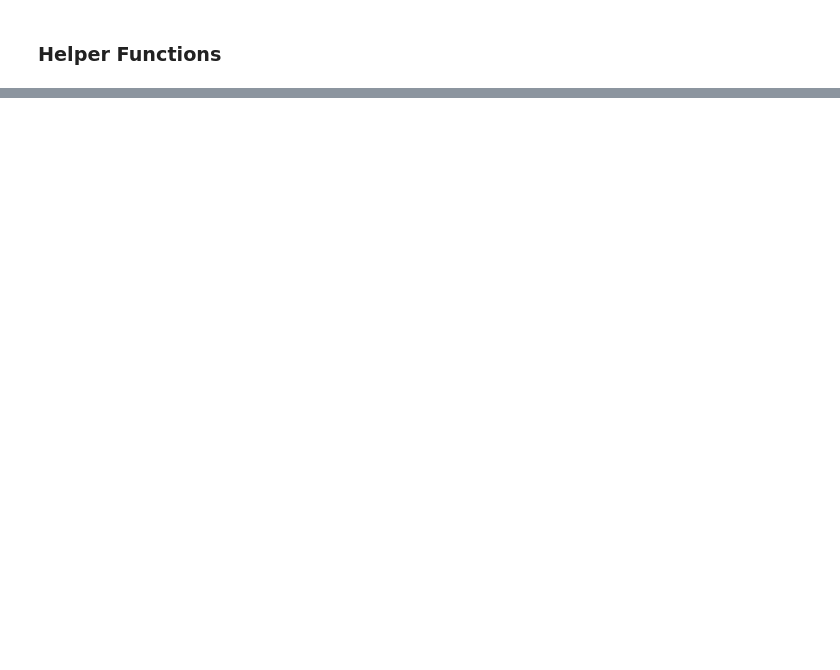
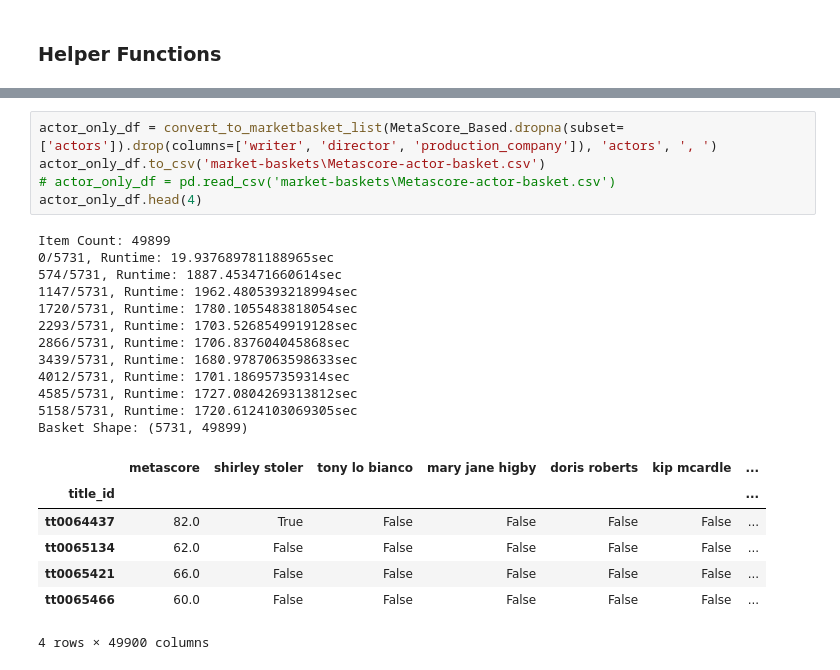
Before and after one commit to Joe-W-Conroy/Averagers-Ensemble-, a Jupyter notebook: Joe's Work/ScrapWork.ipynb, the cells around one changed output, grey strips where cells are left out. Drawn from its saved outputs; the diff is of its cells as text; blank space fills up the shorter version.

```diff
--- a/Joe's Work/ScrapWork.ipynb
+++ b/Joe's Work/ScrapWork.ipynb
@@ -270,0 +338,25 @@ title_avgscore.describe()
+# %%
+actor_only_df = convert_to_marketbasket_list(MetaScore_Based.dropna(subset=['actors']).drop(columns=['writer', 'director', 'production_company']), 'actors', ', ')
+actor_only_df.to_csv('market-baskets\Metascore-actor-basket.csv')
+# actor_only_df = pd.read_csv('market-baskets\Metascore-actor-basket.csv')
+actor_only_df.head(4)
+# %% [output]
+Item Count: 49899
+0/5731, Runtime: 19.937689781188965sec
+574/5731, Runtime: 1887.453471660614sec
+1147/5731, Runtime: 1962.4805393218994sec
+1720/5731, Runtime: 1780.1055483818054sec
+2293/5731, Runtime: 1703.5268549919128sec
+2866/5731, Runtime: 1706.837604045868sec
+3439/5731, Runtime: 1680.9787063598633sec
+4012/5731, Runtime: 1701.186957359314sec
+4585/5731, Runtime: 1727.0804269313812sec
+5158/5731, Runtime: 1720.6124103069305sec
+Basket Shape: (5731, 49899)
+|  | metascore | shirley stoler | tony lo bianco | mary jane higby | doris roberts | kip mcardle | ... |
+| title_id |  |  |  |  |  |  | ... |
+| tt0064437 | 82.0 | True | False | False | False | False | ... |
+| tt0065134 | 62.0 | False | False | False | False | False | ... |
+| tt0065421 | 66.0 | False | False | False | False | False | ... |
+| tt0065466 | 60.0 | False | False | False | False | False | ... |
+4 rows × 49900 columns
```
Also changed, not shown: parts of 28 cells of this notebook, 1 other file.
